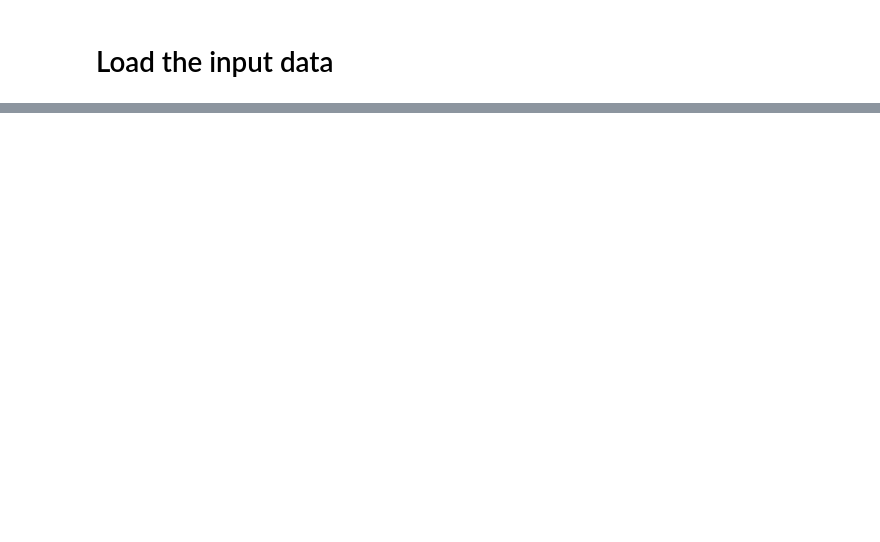
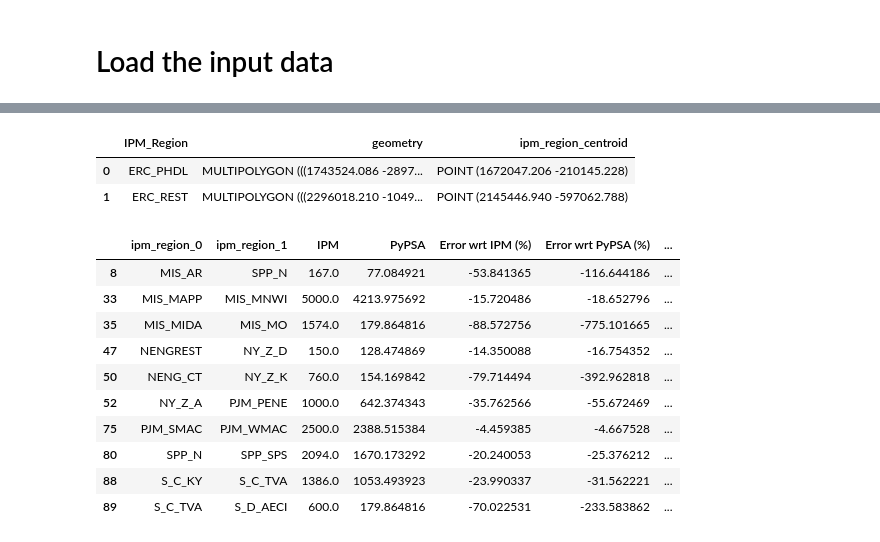
Before and after one commit to open-energy-transition/geothermal-modelling, a Jupyter notebook: analysis/notebooks/network_comparison.ipynb, the cells around one changed output, grey strips where cells are left out. Saved outputs shown, nothing was run; the diff lists cells and outputs as text; code cells hidden in the pictures; blank space fills up the shorter version.

```diff
--- a/analysis/notebooks/network_comparison.ipynb
+++ b/analysis/notebooks/network_comparison.ipynb
@@ -445,0 +18,13 @@ base_network_pypsa_earth.lines.head(2)
+# %%
+base_path = pathlib.Path("/Users/fabriziofinozzi/Desktop/OpenEnergyTransition/repo/")
+base_network_pypsa_earth = pypsa.Network(pathlib.Path(base_path, "geothermal-modelling", "workflow", "pypsa-earth", "networks", "US_2021", "base.nc"))
+base_network_pypsa_usa = pd.read_csv(pathlib.Path(base_path, "pypsa-usa", "workflow", "resources", "Default", "usa", "lines_gis.csv"))
+eia_base_network = gpd.read_file(pathlib.Path(base_path, "geothermal-modelling", "analysis", "gdrive_data", "data", "transmission_grid_data", "US_electric_transmission_lines_original.geojson"))
+eia_base_network_modified = pd.read_csv(pathlib.Path(base_path, "geothermal-modelling", "analysis", "outputs", "modified_eia_base.csv"))
+base_network_pypsa_earth_modified = pypsa.Network(pathlib.Path(base_path, "geothermal-modelling", "analysis", "outputs", "modified_pypsa_earth_base.nc"))
+osm_lines_clean_modified = pd.read_csv(pathlib.Path(base_path, "geothermal-modelling", "analysis", "outputs", "modified_osm_lines_clean.csv"))
+osm_lines_raw_modified = pd.read_csv(pathlib.Path(base_path, "geothermal-modelling", "analysis", "outputs", "modified_osm_lines_raw.csv"))
+ipm_gdp_usa_level_1 = gpd.read_file(pathlib.Path(base_path, "geothermal-modelling", "analysis", "gdrive_data", "data", "shape_files", "ipm_v6_regions", "IPM_Regions_201770405.shp"))
+ipm_region_capacities_earth = pd.read_csv(pathlib.Path(base_path, "geothermal-modelling", "analysis", "outputs", "pypsa_earth_ipm_capacities.csv"), index_col=False)
+ipm_region_capacities_usa = pd.read_csv(pathlib.Path(base_path, "geothermal-modelling", "analysis", "outputs", "pypsa_usa_ipm_capacities.csv"), index_col=False)
+ipm_region_capacities_usa_snom_above_5mw = pd.read_csv(pathlib.Path(base_path, "geothermal-modelling", "analysis", "pusa_snom_above_5mw", "outputs", "pypsa_usa_ipm_capacities.csv"), index_col=False)
@@ -445,0 +226,16 @@ base_network_pypsa_earth.lines.head(2)
+# %%
+ipm_gdp_usa_level_1["ipm_region_centroid"] = ipm_gdp_usa_level_1.centroid
+ipm_gdp_usa_level_1.head(2)
+# %% [output]
+|  | IPM_Region | geometry | ipm_region_centroid |
+| 0 | ERC_PHDL | MULTIPOLYGON (((1743524.086 -2897... | POINT (1672047.206 -210145.228) |
+| 1 | ERC_REST | MULTIPOLYGON (((2296018.210 -1049... | POINT (2145446.940 -597062.788) |
+# %%
+ipm_region_capacities_earth["ipm_region_0_centroid"] = ipm_region_capacities_earth["ipm_region_0"].map(dict(ipm_gdp_usa_level_1[['IPM_Region','ipm_region_centroid']].values))
+ipm_region_capacities["ipm_region_1_centroid"] = ipm_region_capacities["ipm_region_1"].map(dict(ipm_gdp_usa_level_1[['IPM_Region','ipm_region_centroid']].values))
+ipm_region_capacities["geometry"] = ipm_region_capacities.apply(lambda x: spl.LineString([x.ipm_region_0_centroid, x.ipm_region_1_centroid]), axis=1)
+ipm_region_capacities = ipm_region_capacities.drop(["ipm_region_0_centroid", "ipm_region_1_centroid"], axis=1)
+#ipm_region_capacities = ipm_region_capacities.query("factor_IPM_over_PyPSA <= 1.0")
+#ipm_region_capacities["factor_IPM_over_PyPSA"] = ipm_region_capacities["factor_IPM_over_PyPSA"].clip(upper=1.0)
+ipm_region_capacities = ipm_region_capacities.query("factor_IPM_over_PyPSA > 1.0")
+ipm_geo_data = gpd.GeoDataFrame(ipm_region_capacities, geometry=ipm_region_capacities.geometry, crs="EPSG:3310")
@@ -445,0 +245,14 @@ base_network_pypsa_earth.lines.head(2)
+# %%
+ipm_region_capacities.query("factor_IPM_over_PyPSA > 1.0")
+# %% [output]
+|  | ipm_region_0 | ipm_region_1 | IPM | PyPSA | Error wrt IPM (%) | Error wrt PyPSA (%) | ... |
+| 8 | MIS_AR | SPP_N | 167.0 | 77.084921 | -53.841365 | -116.644186 | ... |
+| 33 | MIS_MAPP | MIS_MNWI | 5000.0 | 4213.975692 | -15.720486 | -18.652796 | ... |
+| 35 | MIS_MIDA | MIS_MO | 1574.0 | 179.864816 | -88.572756 | -775.101665 | ... |
+| 47 | NENGREST | NY_Z_D | 150.0 | 128.474869 | -14.350088 | -16.754352 | ... |
+| 50 | NENG_CT | NY_Z_K | 760.0 | 154.169842 | -79.714494 | -392.962818 | ... |
+| 52 | NY_Z_A | PJM_PENE | 1000.0 | 642.374343 | -35.762566 | -55.672469 | ... |
+| 75 | PJM_SMAC | PJM_WMAC | 2500.0 | 2388.515384 | -4.459385 | -4.667528 | ... |
+| 80 | SPP_N | SPP_SPS | 2094.0 | 1670.173292 | -20.240053 | -25.376212 | ... |
+| 88 | S_C_KY | S_C_TVA | 1386.0 | 1053.493923 | -23.990337 | -31.562221 | ... |
+| 89 | S_C_TVA | S_D_AECI | 600.0 | 179.864816 | -70.022531 | -233.583862 | ... |
```
Also changed, not shown: parts of 143 cells of this notebook, 1 other file.
